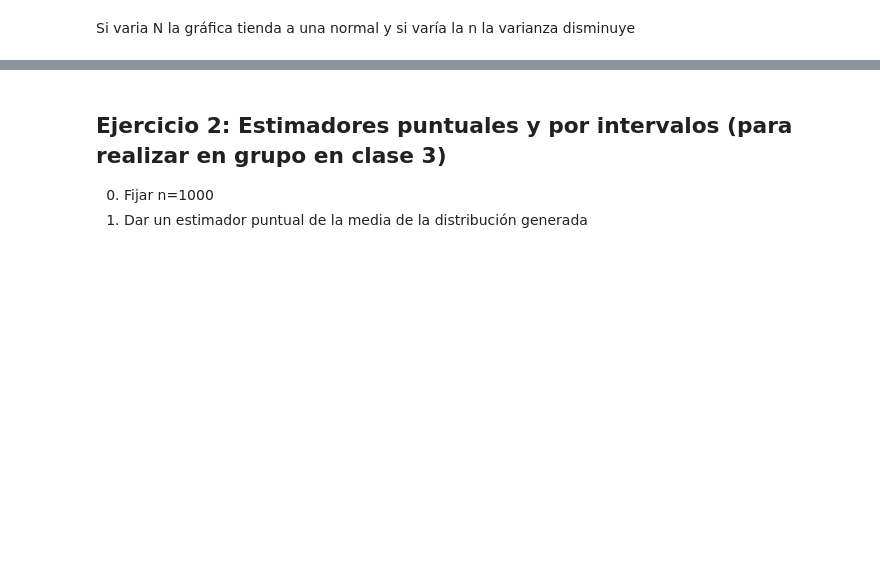
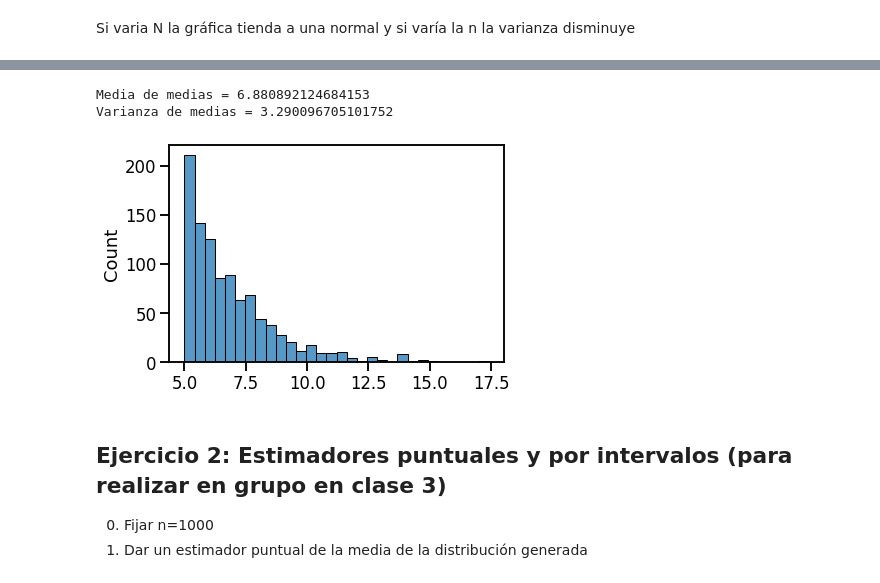
Before and after one commit to eliasexequiel/diplodatos, a Jupyter notebook: estimaciones_en_clase.ipynb, the cells around one changed output, grey strips where cells are left out. Drawn from its saved outputs; the diff is of its cells as text; code cells hidden in the pictures; blank space fills up the shorter version.

```diff
--- a/estimaciones_en_clase.ipynb
+++ b/estimaciones_en_clase.ipynb
@@ -125,3 +129,21 @@ print('Varianza de medias =', sample_means. var())
+# %%
+# Generación de muestras de una distribución exponencial
+# https://docs.scipy.org/doc/scipy/reference/generated/scipy.stats.expon.html
+l = 5
+s = 2
+# media=l+s
+# varianza=s^2
+N = 1 #N filas, N realizaciones de una muestra aleatoria X_1,  ... X_n (tamaño n)
+n = 1000
+samples = scipy.stats.expon.rvs(loc=l,scale=s,size=n)
+# %%
+seaborn.histplot(samples, bins=30)
+print('Media de medias =', samples.mean())
+print('Varianza de medias =', samples.var())
+# %% [output]
+Media de medias = 6.880892124684153
+Varianza de medias = 3.290096705101752
+[figure, added]
 # %% [markdown]
 ## Ejercicio 2: Estimadores puntuales y por intervalos (para realizar en grupo en clase 3)
 0. Fijar n=1000
```
Also changed, not shown: parts of 12 cells of this notebook.
